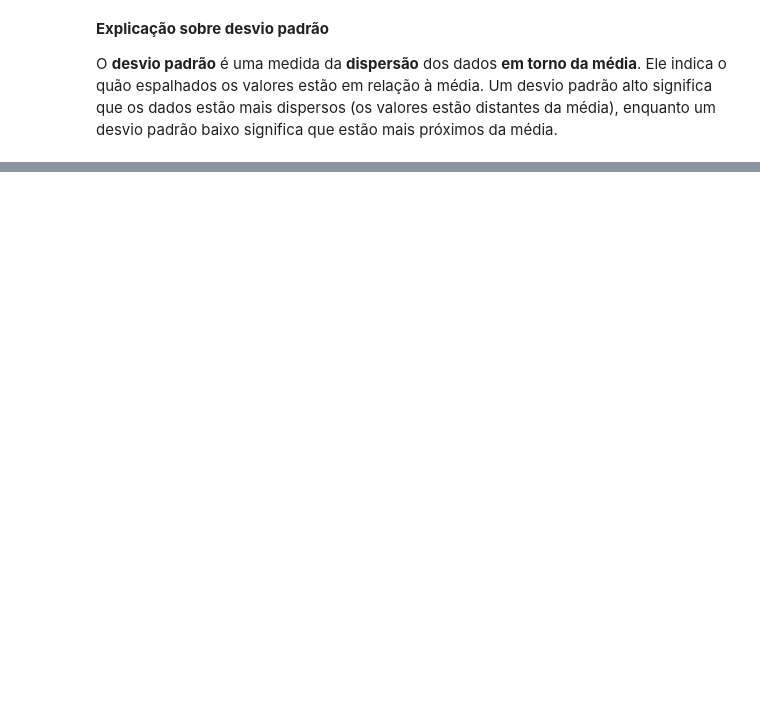
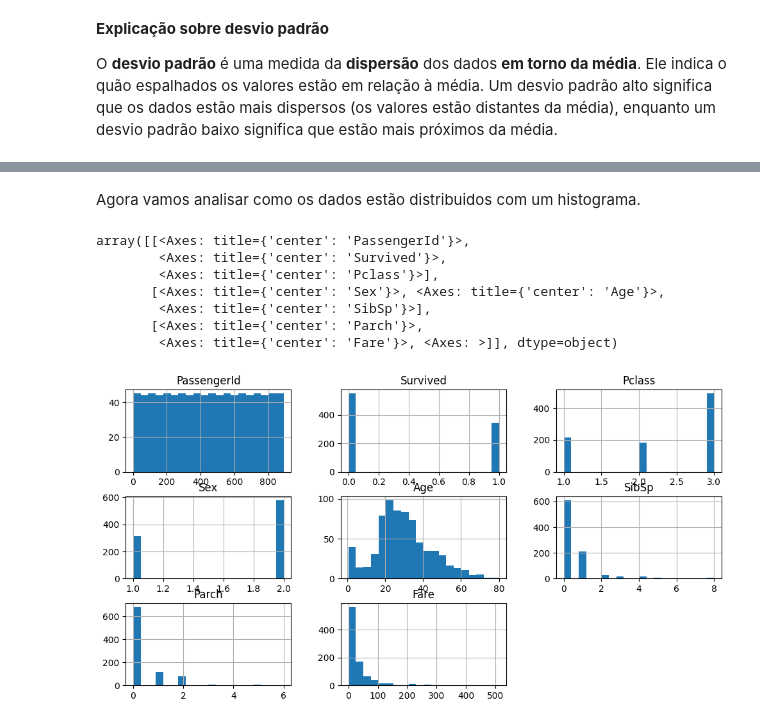
Before and after one commit to DiogoBotton/Python_Data_Analysis, a Jupyter notebook: Titanic_Analysis/titanic.ipynb, the cells around one changed output, grey strips where cells are left out. Cells and saved outputs as stored; diff of their text form; code cells hidden in the pictures; blank space fills up the shorter version.

```diff
--- a/Titanic_Analysis/titanic.ipynb
+++ b/Titanic_Analysis/titanic.ipynb
@@ -76,0 +229,13 @@ memory usage: 83.7+ KB
+# %% [markdown]
+Agora vamos analisar como os dados estão distribuidos com um histograma.
+# %%
+df.hist(figsize=(12,6), bins=20)
+# %% [output]
+array([[<Axes: title={'center': 'PassengerId'}>,
+        <Axes: title={'center': 'Survived'}>,
+        <Axes: title={'center': 'Pclass'}>],
+       [<Axes: title={'center': 'Sex'}>, <Axes: title={'center': 'Age'}>,
+        <Axes: title={'center': 'SibSp'}>],
+       [<Axes: title={'center': 'Parch'}>,
+        <Axes: title={'center': 'Fare'}>, <Axes: >]], dtype=object)
+[figure, added]
```
Also changed, not shown: parts of 34 cells of this notebook, 6 other files.
